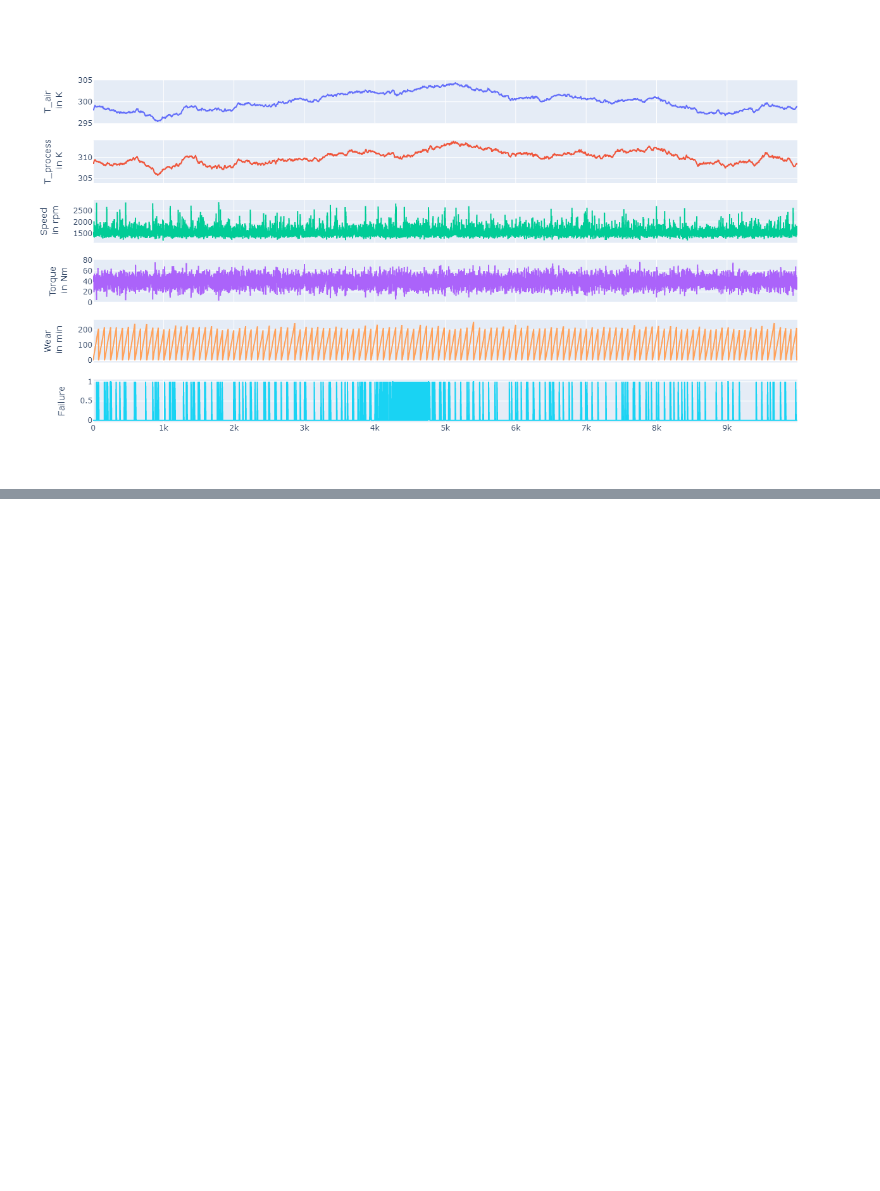
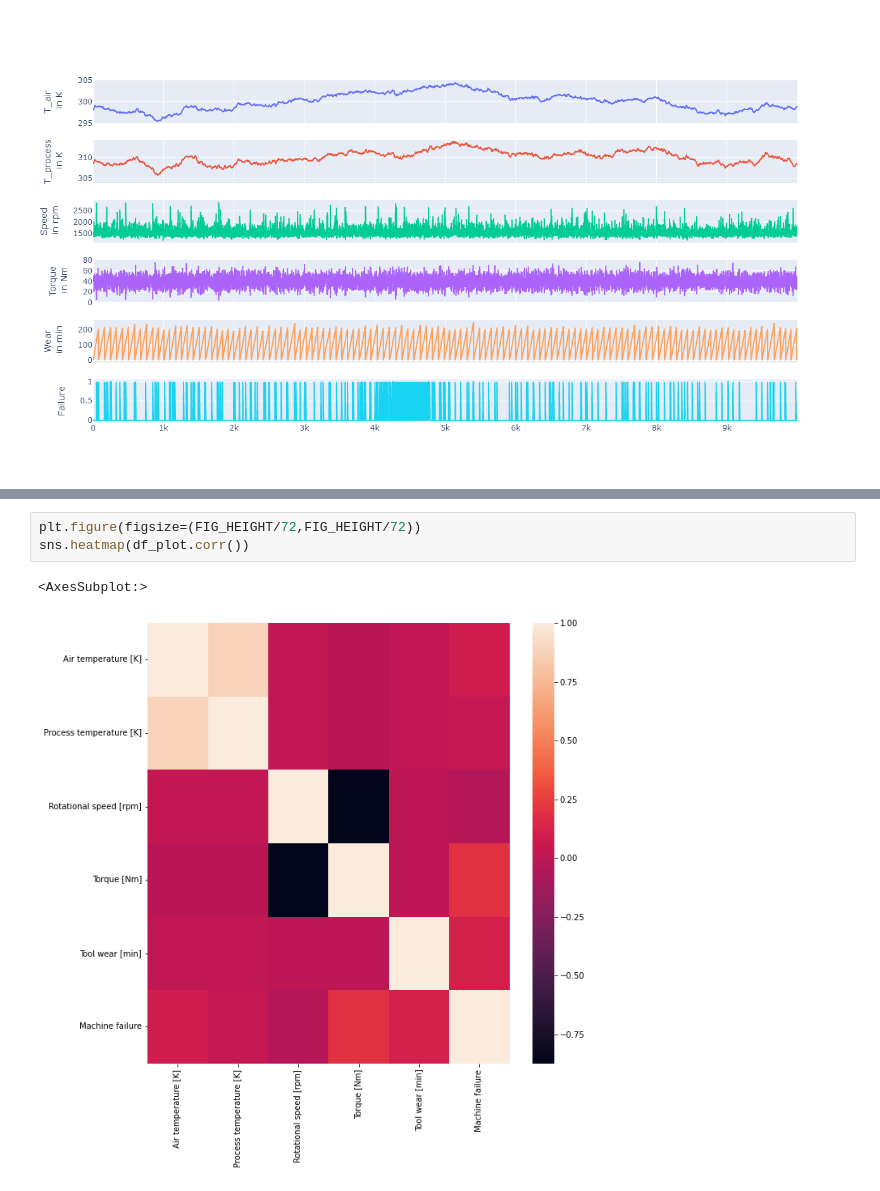
Before and after one commit to hfrechen/predictive_maintenance, a Jupyter notebook: notebooks/EDA.ipynb, the cells around one changed output, grey strips where cells are left out. Cells and saved outputs as stored; diff of their text form; blank space fills up the shorter version.

Commit message:
Fixed plotting size

```diff
--- a/notebooks/EDA.ipynb
+++ b/notebooks/EDA.ipynb
@@ -174 +176,7 @@ sns.pairplot(df_plot)
 [figure]
+# %%
+plt.figure(figsize=(FIG_HEIGHT/72,FIG_HEIGHT/72))
+sns.heatmap(df_plot.corr())
+# %% [output]
+<AxesSubplot:>
+[figure, added]
```
Also changed, not shown: parts of 2 cells of this notebook.
